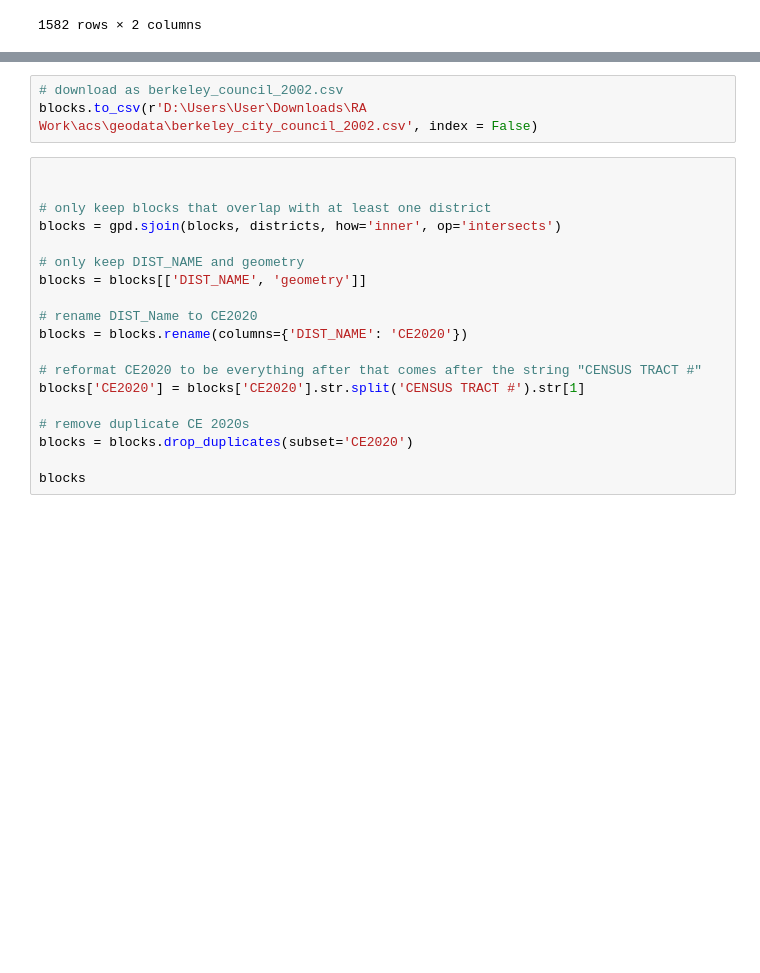
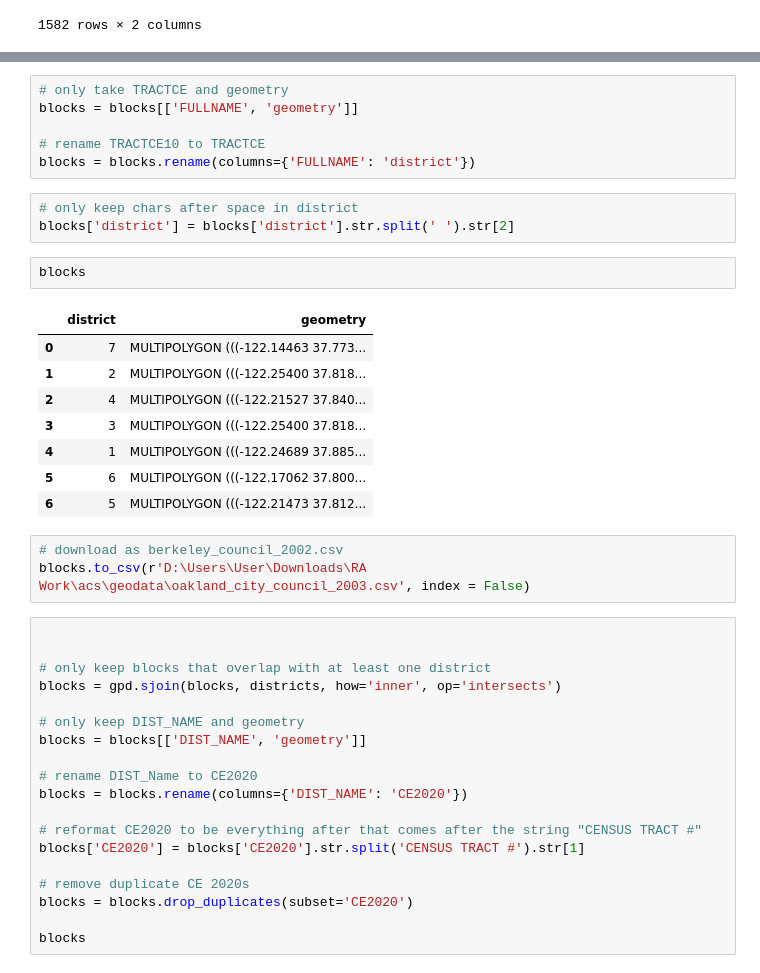
Before and after one commit to keverage-guan/RA-Work, a Jupyter notebook: acs/extract.ipynb, the cells around one changed output, grey strips where cells are left out. Cells and saved outputs as stored; diff of their text form; blank space fills up the shorter version.

```diff
--- a/acs/extract.ipynb
+++ b/acs/extract.ipynb
@@ -62,6 +52,26 @@ blocks
+# %%
+# only take TRACTCE and geometry
+blocks = blocks[['FULLNAME', 'geometry']]
+
+# rename TRACTCE10 to TRACTCE
+blocks = blocks.rename(columns={'FULLNAME': 'district'})
+# %%
+# only keep chars after space in district
+blocks['district'] = blocks['district'].str.split(' ').str[2]
+# %%
+blocks
+# %% [output]
+|  | district | geometry |
+| 0 | 7 | MULTIPOLYGON (((-122.14463 37.773... |
+| 1 | 2 | MULTIPOLYGON (((-122.25400 37.818... |
+| 2 | 4 | MULTIPOLYGON (((-122.21527 37.840... |
+| 3 | 3 | MULTIPOLYGON (((-122.25400 37.818... |
+| 4 | 1 | MULTIPOLYGON (((-122.24689 37.885... |
+| 5 | 6 | MULTIPOLYGON (((-122.17062 37.800... |
+| 6 | 5 | MULTIPOLYGON (((-122.21473 37.812... |
 # %%
 # download as berkeley_council_2002.csv
-blocks.to_csv(r'D:\Users\User\Downloads\RA Work\acs\geodata\berkeley_city_council_2002.csv', index = False)
+blocks.to_csv(r'D:\Users\User\Downloads\RA Work\acs\geodata\oakland_city_council_2003.csv', index = False)
 # %%
 
 
```
Also changed, not shown: parts of 7 cells of this notebook, 57 other files.
